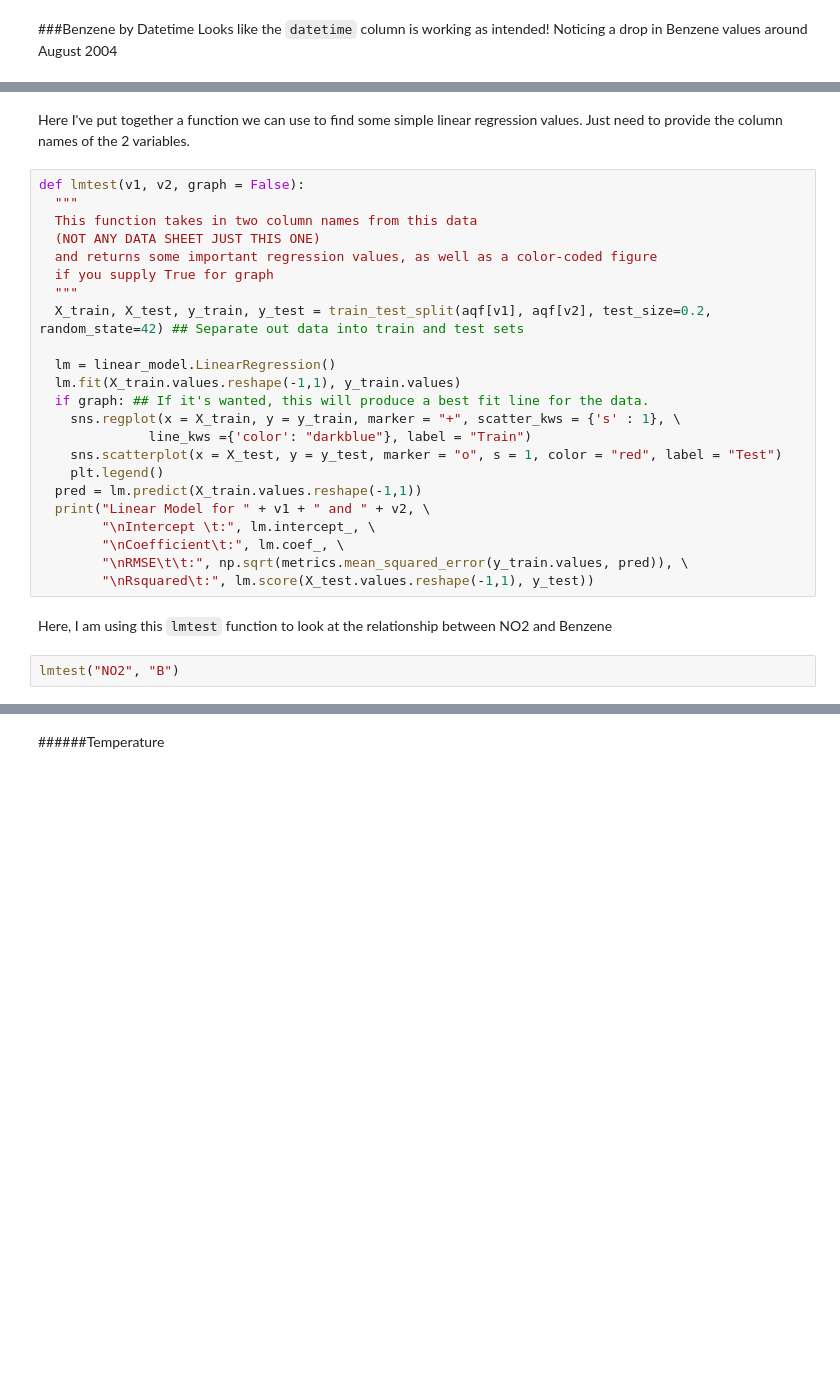
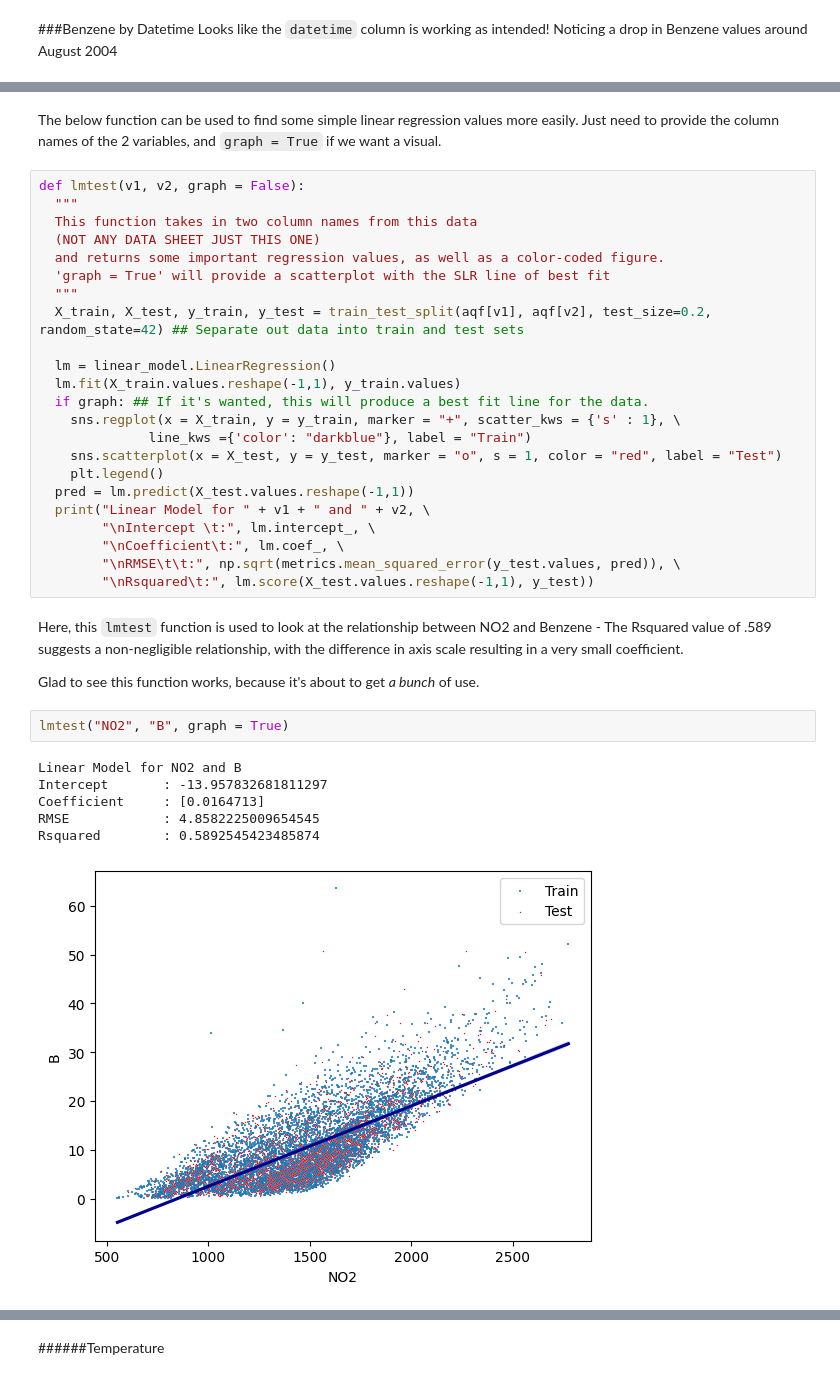
Before and after one commit to tort-cam/ST-554-P1, a Jupyter notebook: Task2/ST554Proj1EDA.ipynb, the cells around one changed output, grey strips where cells are left out. Saved outputs shown, nothing was run; the diff lists cells and outputs as text; blank space fills up the shorter version.

```diff
--- a/Task2/ST554Proj1EDA.ipynb
+++ b/Task2/ST554Proj1EDA.ipynb
@@ -152,12 +237,12 @@ print("Linear Model for NMHC and Benzene", "\nIntercept \t:", co.intercept_, "\n
 # %% [markdown]
-Here I've put together a function we can use to find some simple linear regression values. Just need to provide the column names of the 2 variables.
+The below function can be used to find some simple linear regression values more easily. Just need to provide the column names of the 2 variables, and `graph = True` if we want a visual.
 # %%
 def lmtest(v1, v2, graph = False):
   """
   This function takes in two column names from this data
   (NOT ANY DATA SHEET JUST THIS ONE)
-  and returns some important regression values, as well as a color-coded figure
-  if you supply True for graph
+  and returns some important regression values, as well as a color-coded figure.
+  'graph = True' will provide a scatterplot with the SLR line of best fit
   """
   X_train, X_test, y_train, y_test = train_test_split(aqf[v1], aqf[v2], test_size=0.2, random_state=42) ## Separate out data into train and test sets
 
@@ -168,13 +253,22 @@ def lmtest(v1, v2, graph = False):
               line_kws ={'color': "darkblue"}, label = "Train")
     sns.scatterplot(x = X_test, y = y_test, marker = "o", s = 1, color = "red", label = "Test")
     plt.legend()
-  pred = lm.predict(X_train.values.reshape(-1,1))
+  pred = lm.predict(X_test.values.reshape(-1,1))
   print("Linear Model for " + v1 + " and " + v2, \
         "\nIntercept \t:", lm.intercept_, \
         "\nCoefficient\t:", lm.coef_, \
-        "\nRMSE\t\t:", np.sqrt(metrics.mean_squared_error(y_train.values, pred)), \
+        "\nRMSE\t\t:", np.sqrt(metrics.mean_squared_error(y_test.values, pred)), \
         "\nRsquared\t:", lm.score(X_test.values.reshape(-1,1), y_test))
-# %% [markdown]
-Here, I am using this `lmtest` function to look at the relationship between NO2 and Benzene
+# %% [markdown]
+Here, this `lmtest` function is used to look at the relationship between NO2 and Benzene - The Rsquared value of .589 suggests a non-negligible relationship, with the difference in axis scale resulting in a very small coefficient.
+
+Glad to see this function works, because it's about to get *a bunch* of use.
 # %%
-lmtest("NO2", "B")
+lmtest("NO2", "B", graph = True)
+# %% [output]
+Linear Model for NO2 and B
+Intercept       : -13.957832681811297
+Coefficient     : [0.0164713]
+RMSE            : 4.8582225009654545
+Rsquared        : 0.5892545423485874
+[figure, added]
```
Also changed, not shown: parts of 59 cells of this notebook.
